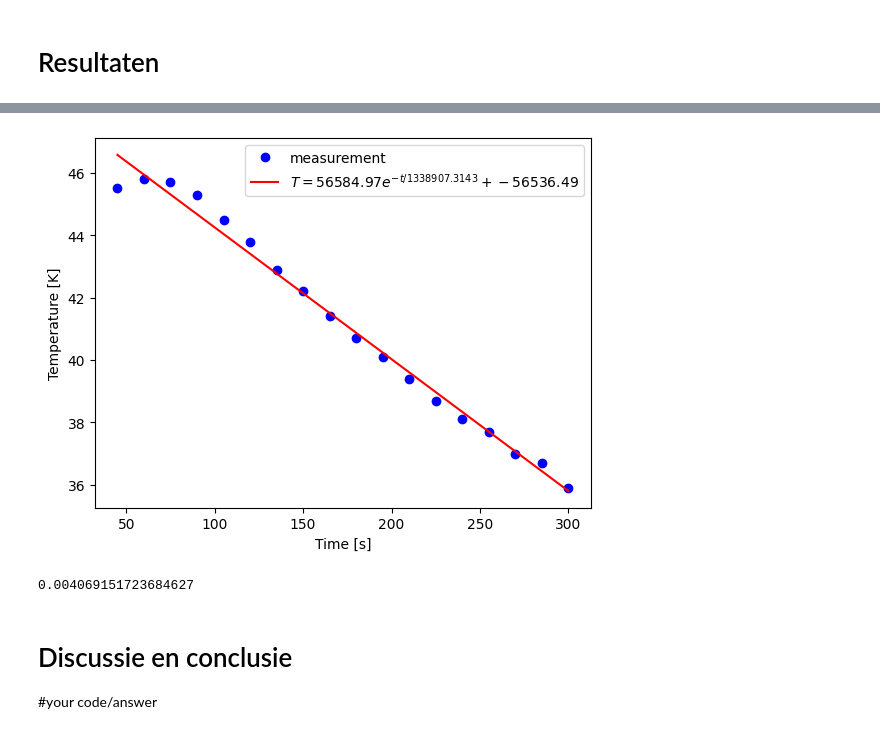
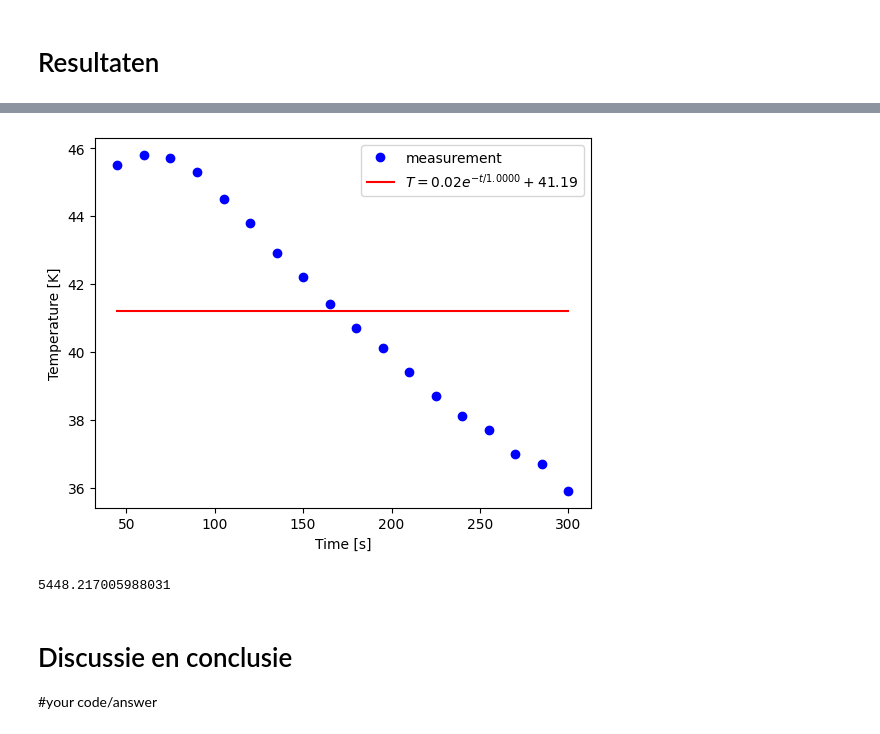
Before and after one commit to BobVill/32, a Jupyter notebook: Content/Labs/koelbuis.ipynb, the cells around one changed output, grey strips where cells are left out. Cells and saved outputs as stored; diff of their text form; code cells hidden in the pictures.

```diff
--- a/Content/Labs/koelbuis.ipynb
+++ b/Content/Labs/koelbuis.ipynb
@@ -218,8 +272,6 @@ import numpy as np
 import matplotlib.pyplot as plt
 from scipy.optimize import curve_fit
 
-T_omg=21.0 #C
-u_T_omg=0.95 #C
 
 def exp_func(t, A, tau, T_omg):
     # A is verschiltemperatuur met omgeving aan start
@@ -233,36 +285,36 @@ warmtecapaciteit = warmtecapaciteit # bepaal de warmtecapaciteit in J/K
 times = times_zonder_dop
 temps = temps_zonder_dop
 
 
 # pas beginwaardes aan naar schatting
 # Het aantal maxfev moet wellicht hoger voor goede convergentie van de waarde
-popt, pocv = curve_fit(exp_func, times, temps, p0=[50, 1000, 20], maxfev=5000)
+popt, pocv = curve_fit(exp_func, times, temps, p0=[buitenoppervlak, 1, T_omg], maxfev=5000)
 
 A_exp, tau_exp, T_omg_exp = popt
 
 y_fit = exp_func(times, *popt)
 
 plt.figure()
 plt.xlabel('Time [s]')
 plt.ylabel('Temperature [K]')
 
 plt.plot(times, temps, 'bo', label='measurement')
 plt.plot(times, y_fit, 'r-',
          label='$T = %0.2f e^{-t/%0.4f} + %0.2f$' % (A_exp, tau_exp, T_omg_exp))
 
 plt.legend()
 
 plt.show()
 
 h_exp = (warmtecapaciteit) / (tau_exp * buitenoppervlak)
 
 print(h_exp) # warmteoverdrachtscoëfficiënt in W/m^2 K
 # Sla figuren op met
 #
 # plt.savefig("Figuren/naam.png", dpi=450)
 # %% [output]
-[figure, old version]
+[figure, new version]
-0.004069151723684627
+5448.217005988031
 # %% [markdown]
 # Discussie en conclusie
 
```
Also changed, not shown: parts of 4 cells of this notebook.
